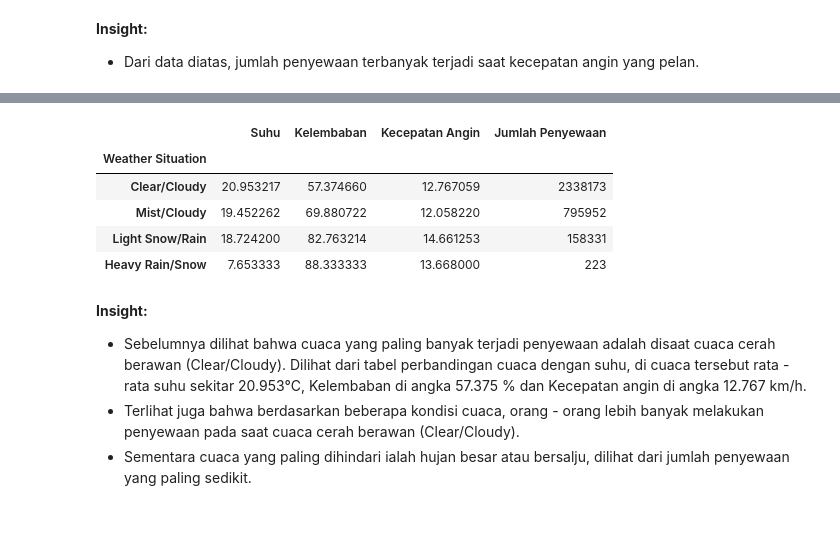
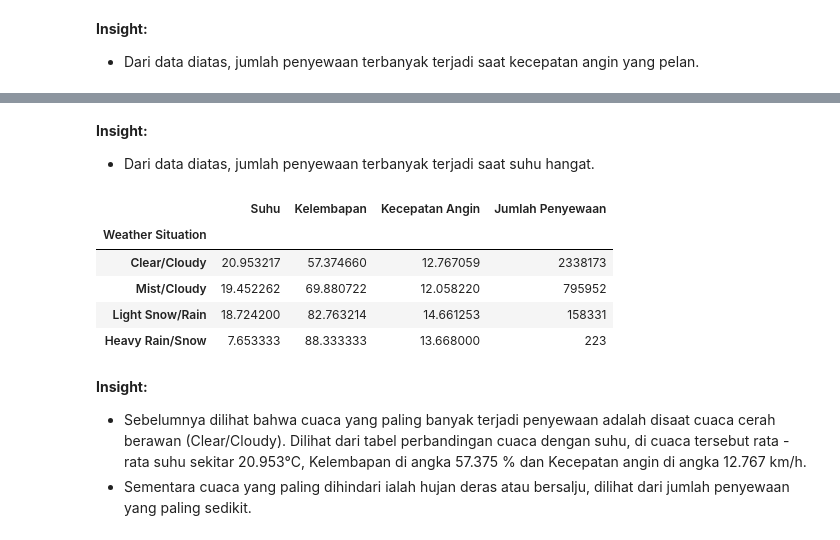
Before and after one commit to syifagusriani/Project_Analisis_Data_Dicoding-SGR, a Jupyter notebook: Syifa_Gusriani_Rohman_Proyek_Analisis_Data.ipynb, the cells around one changed output, grey strips where cells are left out. Cells and saved outputs as stored; diff of their text form; code cells hidden in the pictures.

```diff
--- a/Syifa_Gusriani_Rohman_Proyek_Analisis_Data.ipynb
+++ b/Syifa_Gusriani_Rohman_Proyek_Analisis_Data.ipynb
@@ -571,27 +701,13 @@ Passing `palette` without assigning `hue` is deprecated and will be removed in v
 **Tujuan:**
 - Dilakukannya analisa lanjutan ini ialah mendapatkan insight baru yang nantinya akan memperkuat keterangan dari hasil yang sudah digali pada saat menjawab pertanyaan bisnis.
 - Analisa ini dilakukan lebih mendalam dibanding tahap sebelumnya, dengan menggunakan metode clustering.
-# %%
-# Manual Grouping berdasarkan waktu
-
-def classify_hour(hour):
-    if 0 <= hour <= 5:
-        return 'Night'
-    elif 6 <= hour <= 11:
-        return 'Morning'
-    elif 12 <= hour <= 17:
-        return 'Afternoon'
-    elif 18 <= hour <= 23:
-        return 'Evening'
-
-bs_hour_df['classify_hour'] = bs_hour_df['hr'].apply(classify_hour)
 # %%
 # Manual Grouping berdasarkan Humidity
 
 def classify_hum(hum):
-    if hum < 0.45:
+    if hum < 0.30:
         return 'Too Dry'
-    elif 0.45 <= hum <= 0.65:
+    elif 0.30 <= hum <= 0.60:
         return 'Ideal'
     else :
         return 'Too Moist'
@@ -605,7 +721,7 @@ def classify_wind(wind):
     if wind < 0.015:
         return 'Calm'
     elif 0.015 < wind <= 0.075:
-        return 'Light air'
+        return 'Light Air'
     elif 0.075 < wind <= 0.1642:
         return 'Light Breeze'
     elif 0.1642 < wind <= 0.284:
@@ -614,8 +730,31 @@ def classify_wind(wind):
         return 'Moderate Breeze'
     elif 0.418 < wind <= 0.567:
         return 'Fresh Breeze'
+    else:
+        return 'Strong Breeze'
 
 bs_day_df['classify_wind'] = bs_day_df['windspeed'].apply(classify_wind)
 bs_hour_df['classify_wind'] = bs_hour_df['windspeed'].apply(classify_wind)
+# %%
+# Manual Grouping berdasarkan Suhu
+
+def classify_temp(temp):
+    if temp < 0.122:
+        return 'Very Cold'
+    elif 0.122 < temp <= 0.293:
+        return 'Cold'
+    elif 0.293 < temp <= 0.439:
+        return 'Cool'
+    elif 0.439 < temp <= 0.585:
+        return 'Moderate'
+    elif 0.585 < temp <= 0.732:
+        return 'Warm'
+    elif 0.732 < temp <= 0.854:
+        return 'Hot'
+    else :
+        return 'Very Hot'
+
+bs_day_df['classify_temp'] = bs_day_df['temp'].apply(classify_temp)
+bs_hour_df['classify_temp'] = bs_hour_df['temp'].apply(classify_temp)
 # %% [markdown]
 **Insight:**
@@ -657,25 +859,28 @@ dtype: int64
+# %% [markdown]
+**Insight:**
+- Dari data diatas, jumlah penyewaan terbanyak terjadi saat suhu hangat.
 # %%
 weathersit_dict = {1: 'Clear/Cloudy', 2: 'Mist/Cloudy', 3: 'Light Snow/Rain', 4: 'Heavy Rain/Snow'}
 total_weathersit_temp = bs_hour_df.groupby(by='weathersit').agg({
     'temp': 'mean',
     'hum': 'mean',
     'windspeed': 'mean',
     'cnt': 'sum'
 }).rename(index=weathersit_dict).rename_axis('Weather Situation')
 
 total_weathersit_temp['temp'] *= 41
 total_weathersit_temp['hum'] *= 100
 total_weathersit_temp['windspeed'] *= 67
 
 total_weathersit_temp = total_weathersit_temp.rename(columns={
     'temp': 'Suhu',
-    'hum': 'Kelembaban',
+    'hum': 'Kelembapan',
     'windspeed': 'Kecepatan Angin',
     'cnt': 'Jumlah Penyewaan'
 })
 total_weathersit_temp
 # %% [output]
-|  | Suhu | Kelembaban | Kecepatan Angin | Jumlah Penyewaan |
+|  | Suhu | Kelembapan | Kecepatan Angin | Jumlah Penyewaan |
 | Weather Situation |  |  |  |  |
 | Clear/Cloudy | 20.953217 | 57.374660 | 12.767059 | 2338173 |
 | Mist/Cloudy | 19.452262 | 69.880722 | 12.058220 | 795952 |
@@ -683,6 +888,5 @@ total_weathersit_temp
 | Heavy Rain/Snow | 7.653333 | 88.333333 | 13.668000 | 223 |
 # %% [markdown]
 **Insight:**
-- Sebelumnya dilihat bahwa cuaca yang paling banyak terjadi penyewaan adalah disaat cuaca cerah berawan (Clear/Cloudy). Dilihat dari tabel perbandingan cuaca dengan suhu, di cuaca tersebut rata - rata suhu sekitar 20.953°C, Kelembaban di angka 57.375 % dan Kecepatan angin di angka 12.767 km/h.
-- Terlihat juga bahwa berdasarkan beberapa kondisi cuaca, orang - orang lebih banyak melakukan penyewaan pada saat cuaca cerah berawan (Clear/Cloudy).
-- Sementara cuaca yang paling dihindari ialah hujan besar atau bersalju, dilihat dari jumlah penyewaan yang paling sedikit.
+- Sebelumnya dilihat bahwa cuaca yang paling banyak terjadi penyewaan adalah disaat cuaca cerah berawan (Clear/Cloudy). Dilihat dari tabel perbandingan cuaca dengan suhu, di cuaca tersebut rata - rata suhu sekitar 20.953°C, Kelembapan di angka 57.375 % dan Kecepatan angin di angka 12.767 km/h.
+- Sementara cuaca yang paling dihindari ialah hujan deras atau bersalju, dilihat dari jumlah penyewaan yang paling sedikit.
```
Also changed, not shown: parts of 45 cells of this notebook.
